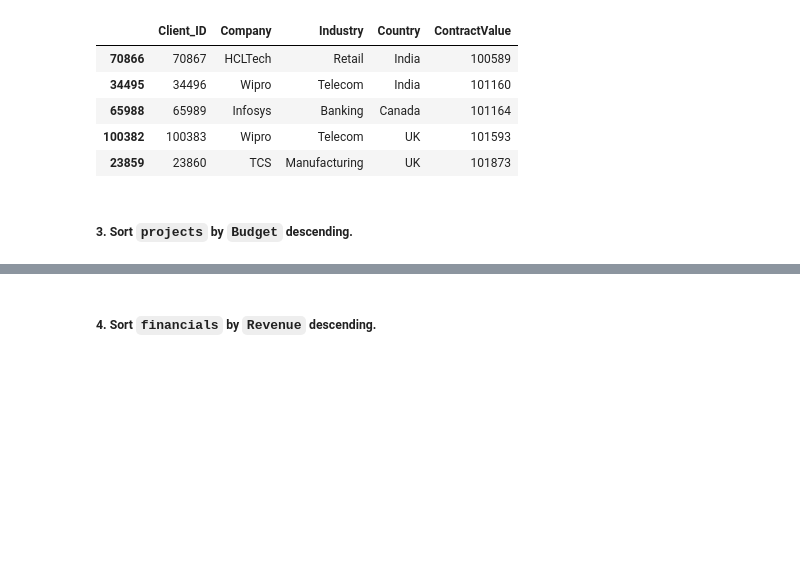
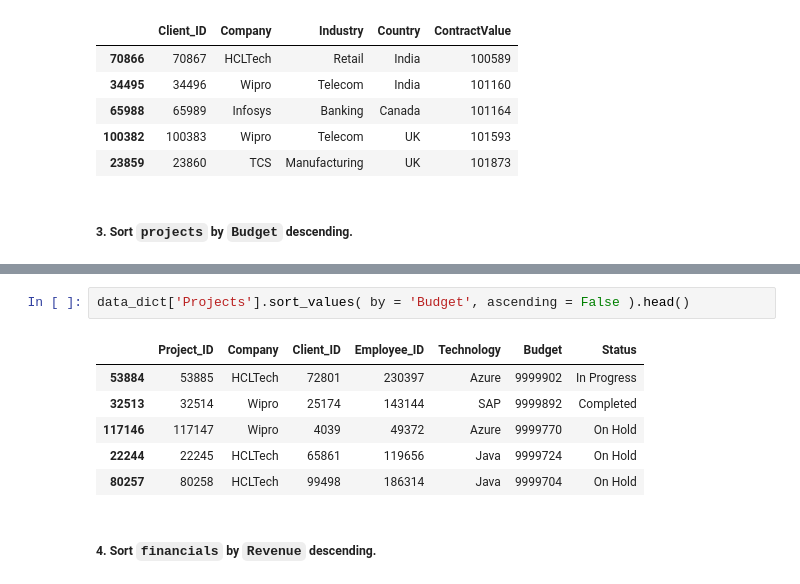
Before and after one commit to shiva3994/Projects, a Jupyter notebook: Python/L_Big4_India.ipynb, the cells around one changed output, grey strips where cells are left out. Cells and saved outputs as stored; diff of their text form; blank space fills up the shorter version.

```diff
--- a/Python/L_Big4_India.ipynb
+++ b/Python/L_Big4_India.ipynb
@@ -886,2 +895,11 @@ data_dict['Clients'].sort_values(by = 'ContractValue', ascending = True).head()
+# %%
+data_dict['Projects'].sort_values( by = 'Budget', ascending = False ).head()
+# %% [output]
+|  | Project_ID | Company | Client_ID | Employee_ID | Technology | Budget | Status |
+| 53884 | 53885 | HCLTech | 72801 | 230397 | Azure | 9999902 | In Progress |
+| 32513 | 32514 | Wipro | 25174 | 143144 | SAP | 9999892 | Completed |
+| 117146 | 117147 | Wipro | 4039 | 49372 | Azure | 9999770 | On Hold |
+| 22244 | 22245 | HCLTech | 65861 | 119656 | Java | 9999724 | On Hold |
+| 80257 | 80258 | HCLTech | 99498 | 186314 | Java | 9999704 | On Hold |
 # %% [markdown]
 ##### 4. Sort `financials` by `Revenue` descending.
```
Also changed, not shown: parts of 3 cells of this notebook.
